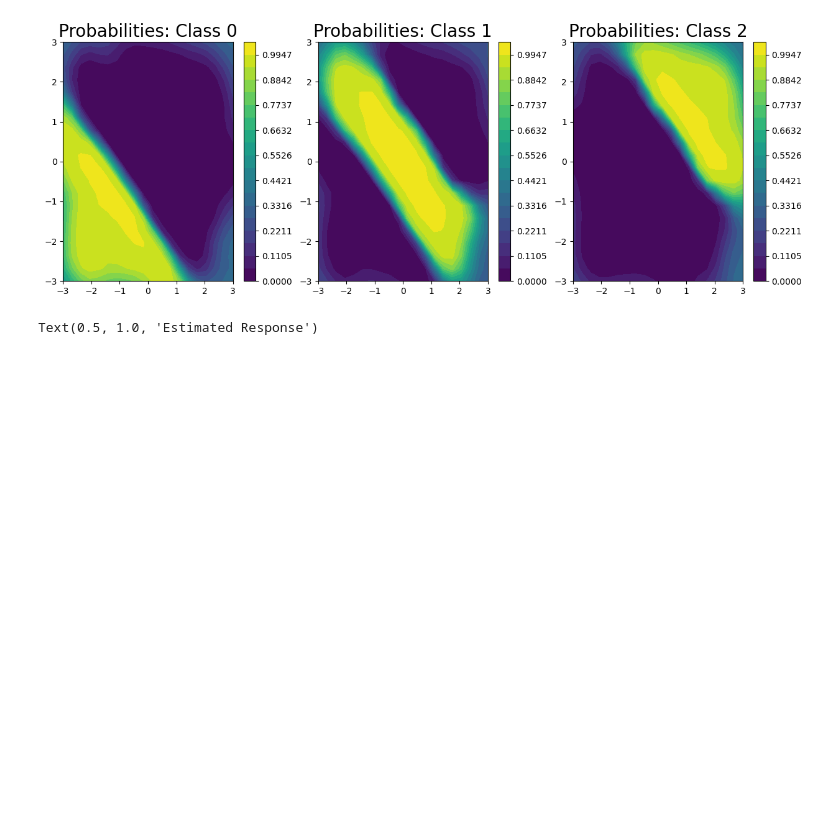
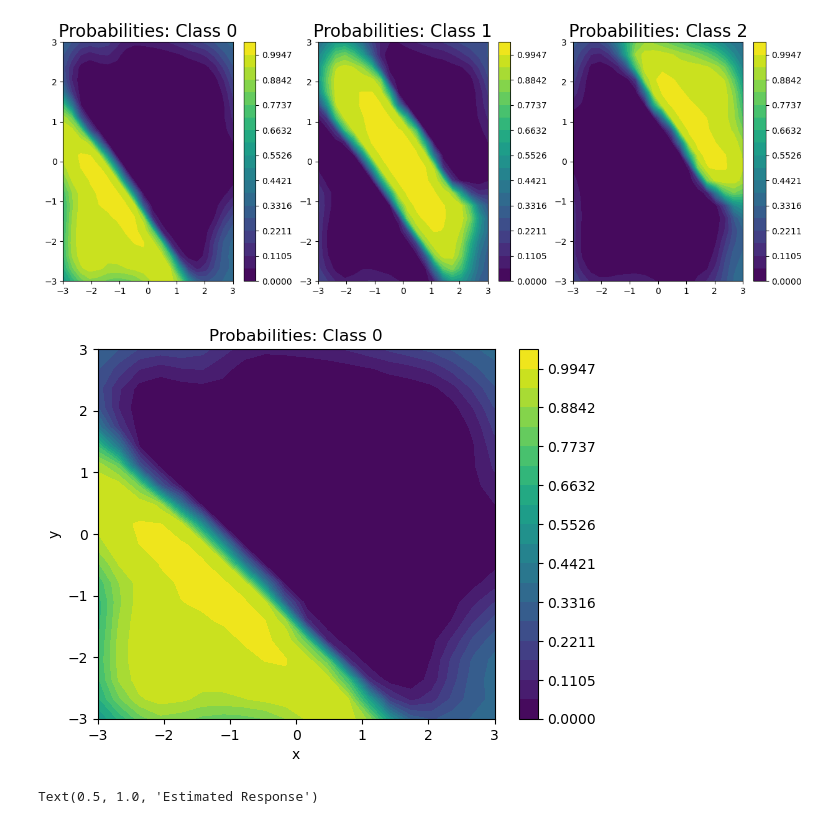
Before and after one commit to gourav-k/sprayable-hydrogels, a Jupyter notebook: gpytorch_classification_regression.ipynb, the cells around one changed output. Drawn from its saved outputs; the diff is of its cells as text; code cells hidden in the pictures; blank space fills up the shorter version.

```diff
--- a/gpytorch_classification_regression.ipynb
+++ b/gpytorch_classification_regression.ipynb
@@ -146,6 +146,16 @@ for i in range(3):
     ax[i].set_title("Probabilities: Class " + str(i), fontsize = 20)
 # %% [output]
 [figure]
+# %%
+plt.contourf(test_x_mat.numpy(), test_y_mat.numpy(), probabilities[0].numpy().reshape((20,20)), levels=levels)
+plt.xlabel("x")
+plt.ylabel("y")
+plt.title("Probabilities: Class 0")
+plt.colorbar()
+plt.savefig('Toy_problem/images/classification_example.png', dpi=300)
+plt.show()
+# %% [output]
+[figure, added]
 # %%
 fig, ax = plt.subplots(1,2, figsize=(10, 5))
 
```
Also changed, not shown: 2 other files.
